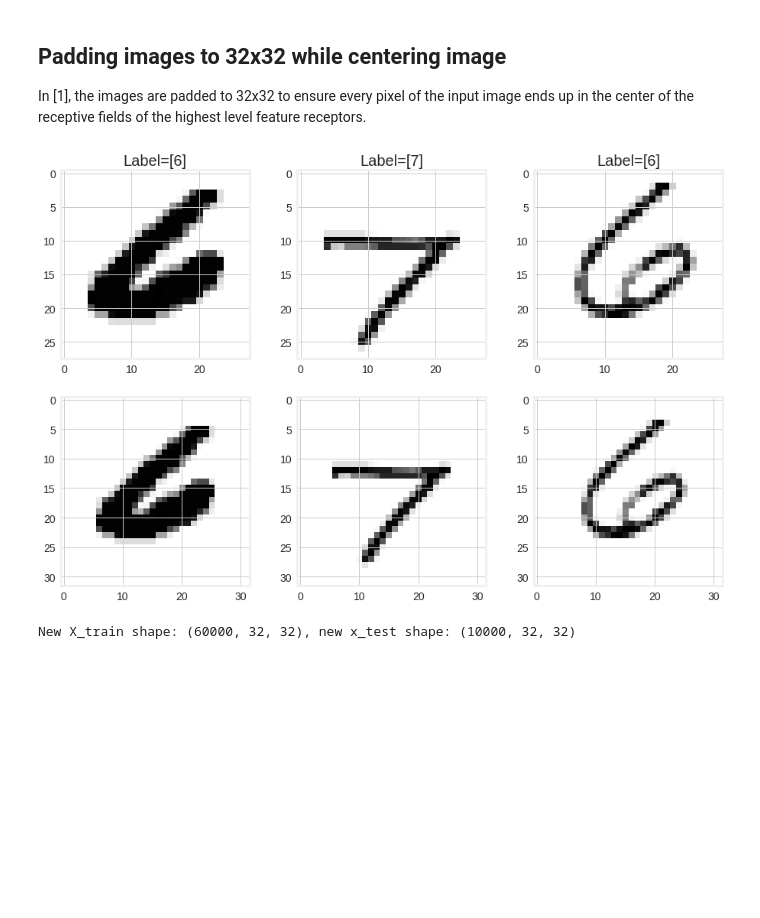
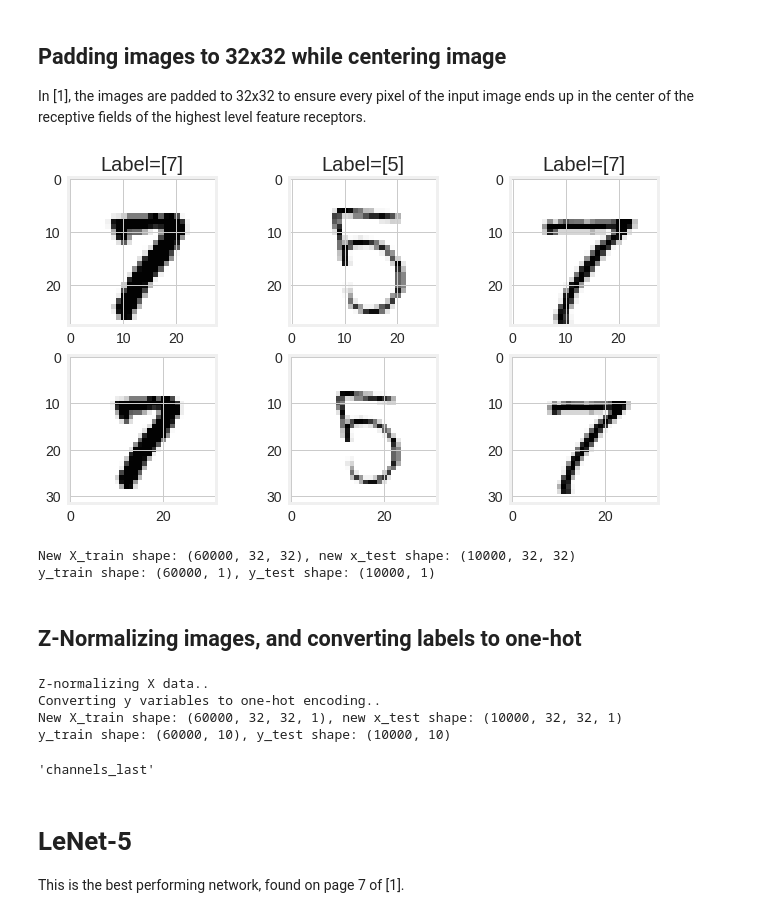
Before and after one commit to timgasser/keras-mnist, a Jupyter notebook: notebooks/neural_net_models.ipynb, the cells around one changed output. Cells and saved outputs as stored; diff of their text form; code cells hidden in the pictures; blank space fills up the shorter version.

```diff
--- a/notebooks/neural_net_models.ipynb
+++ b/notebooks/neural_net_models.ipynb
@@ -442,19 +447,14 @@ def image_border(image, size, fill):
 # %%
 N = 3
 indexes = np.random.choice(X_train.shape[0], N)
-fig, ax = plt.subplots(2, N, figsize=(14,10))
+fig, ax = plt.subplots(2, N, figsize=(10,6))
 
 for num, idx in enumerate(indexes):
-
     ax[0, num].imshow(X_train[idx])
     ax[0, num].set(title="Label={}".format(y_train[idx]))
-
     ax[1, num].imshow(image_border(X_train[idx], 2, 0))
-#     ax[0, num].set(title="Label={}".format(y_train[idx]))
-
-# plt.imshow(image_border(X_train[0], 2, 0))
 # %% [output]
-[figure, old version]
+[figure, new version]
 # %%
 from tqdm import tqdm
 
@@ -474,13 +474,44 @@ def resize_images(images, description):
 
     return new_images
 
-
 X_resize_train = resize_images(X_train, "Resizing train images")
 X_resize_test = resize_images(X_test, "Resizing test images")
-
-X_train = X_resize_train
-X_test = X_resize_test
+X_train, X_test = X_resize_train, X_resize_test
 
 print('New X_train shape: {}, new x_test shape: {}'.format(X_train.shape, X_test.shape))
+print('y_train shape: {}, y_test shape: {}'.format(y_train.shape, y_test.shape))
 # %% [output]
 New X_train shape: (60000, 32, 32), new x_test shape: (10000, 32, 32)
+y_train shape: (60000, 1), y_test shape: (10000, 1)
+# %% [markdown]
+## Z-Normalizing images, and converting labels to one-hot
+# %%
+from keras import backend as K
+
+# Input images need to be Z-normalized, and need to be flattened to 1-d vector and re-squared afterwards
+X_train, X_test = z_norm_X(flatten_images(X_train), flatten_images(X_test))
+X_train, X_test = square_images(X_train, 32, 32), square_images(X_test, 32, 32)
+
+# y values need to be converted to one-hot
+y_train, y_test = onehot_encode_y(y_train, y_test)
+
+# Need to add explicit shape of 1 as we have 1 channel for B&W images
+X_train, X_test = X_train[:,:,:, np.newaxis], X_test[:,:,:, np.newaxis] # Need explicit single channel
+
+print('New X_train shape: {}, new x_test shape: {}'.format(X_train.shape, X_test.shape))
+print('y_train shape: {}, y_test shape: {}'.format(y_train.shape, y_test.shape))
+# %% [output]
+Z-normalizing X data..
+Converting y variables to one-hot encoding..
+New X_train shape: (60000, 32, 32, 1), new x_test shape: (10000, 32, 32, 1)
+y_train shape: (60000, 10), y_test shape: (10000, 10)
+# %%
+# Our channels are in the least significant order of the np array (32, 32, 1).
+# Make sure the current backend matches this ordering, and doesn't expect (1, 32, 32).
+assert K.image_data_format() == 'channels_last'
+# %% [output]
+'channels_last'
+# %% [markdown]
+# LeNet-5
+
+This is the best performing network, found on page 7 of [1].
```
Also changed, not shown: parts of 22 cells of this notebook.
